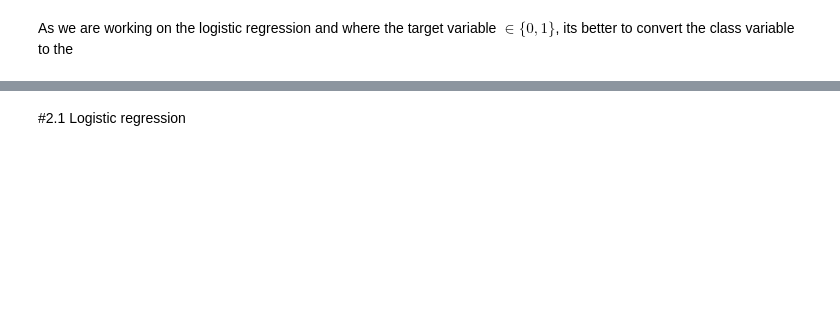
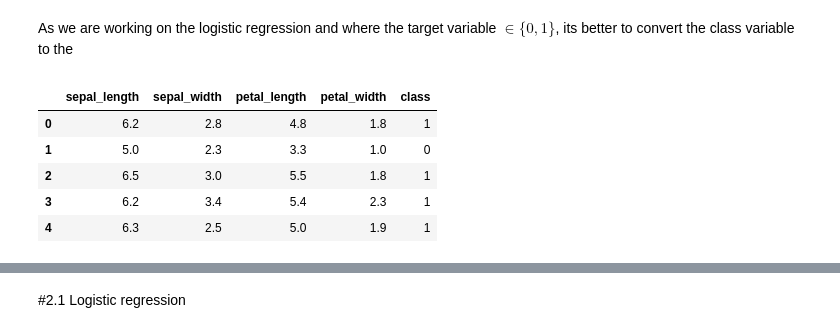
Before and after one commit to 0shankart/MachineLearning, a Jupyter notebook: TraditionalML/02_Logistic_Regression_Therory_Implementation.ipynb, the cells around one changed output, grey strips where cells are left out. Cells and saved outputs as stored; diff of their text form; code cells hidden in the pictures; blank space fills up the shorter version.

```diff
--- a/TraditionalML/02_Logistic_Regression_Therory_Implementation.ipynb
+++ b/TraditionalML/02_Logistic_Regression_Therory_Implementation.ipynb
@@ -32,2 +30,13 @@ df['class'].unique()
 # %% [markdown]
 As we are working on the logistic regression and where the target variable $\in \{0, 1\}$, its better to convert the class variable to the
+# %%
+df['class'].unique()
+df['class'] = df['class'].apply(lambda x: 1 if x == 'Iris-virginica' else 0 )
+df[:5]
+# %% [output]
+|  | sepal_length | sepal_width | petal_length | petal_width | class |
+| 0 | 6.2 | 2.8 | 4.8 | 1.8 | 1 |
+| 1 | 5.0 | 2.3 | 3.3 | 1.0 | 0 |
+| 2 | 6.5 | 3.0 | 5.5 | 1.8 | 1 |
+| 3 | 6.2 | 3.4 | 5.4 | 2.3 | 1 |
+| 4 | 6.3 | 2.5 | 5.0 | 1.9 | 1 |
```
Also changed, not shown: parts of 16 cells of this notebook.
